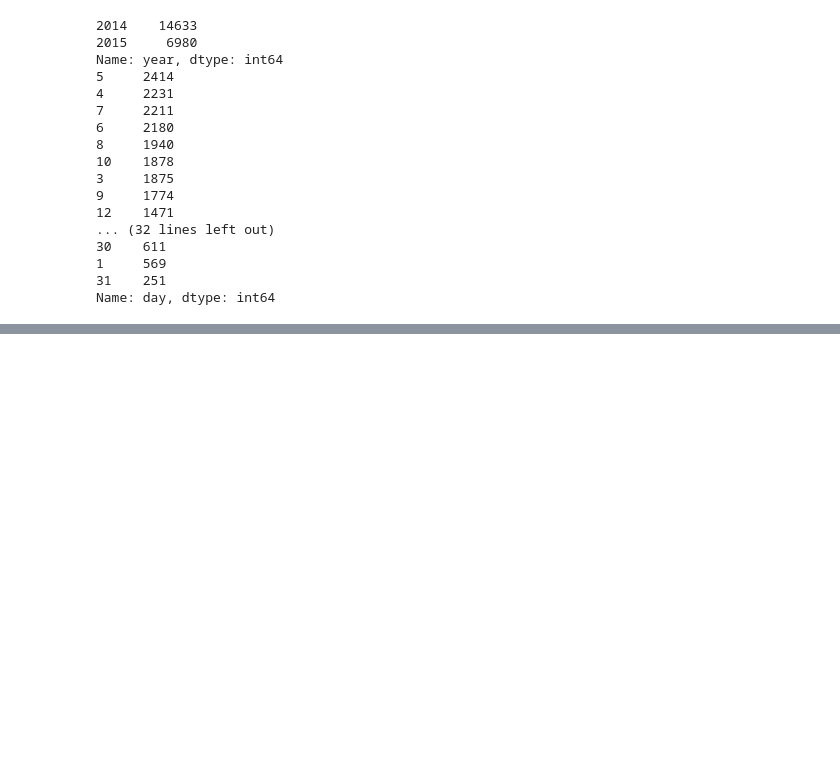
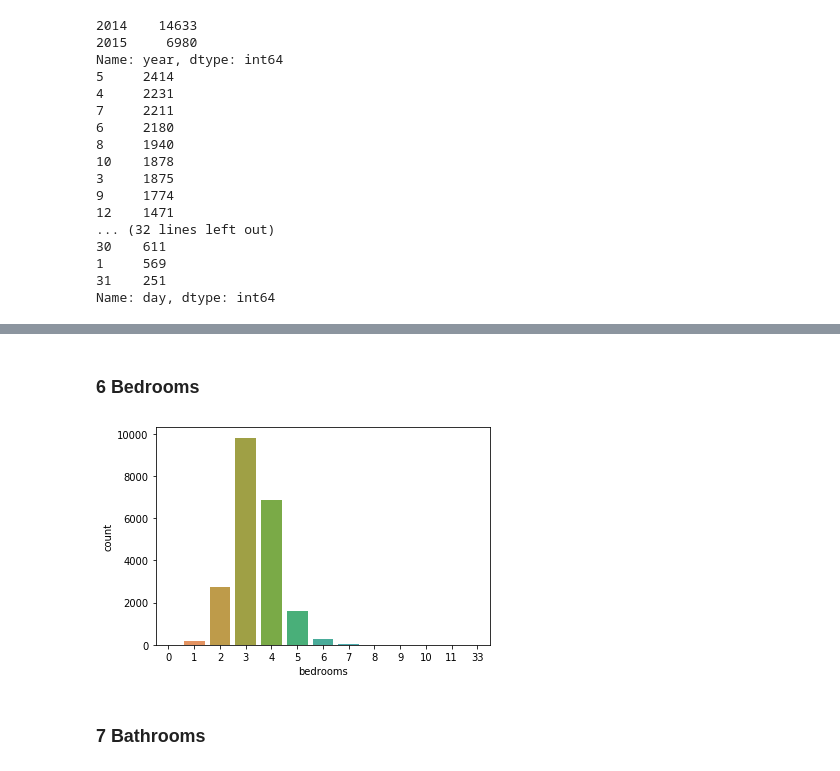
Before and after one commit to angelikakw/house-prices, a Jupyter notebook: house_prices.ipynb, the cells around one changed output, grey strips where cells are left out. Saved outputs shown, nothing was run; the diff lists cells and outputs as text; code cells hidden in the pictures; blank space fills up the shorter version.

```diff
--- a/house_prices.ipynb
+++ b/house_prices.ipynb
@@ -124,0 +172,9 @@ Name: day, dtype: int64
+# %% [markdown]
+### 6 Bedrooms
+# %%
+sns.countplot(data['bedrooms'])
+plt.show()
+# %% [output]
+[figure, added]
+# %% [markdown]
+### 7 Bathrooms
```
Also changed, not shown: parts of 58 cells of this notebook.
